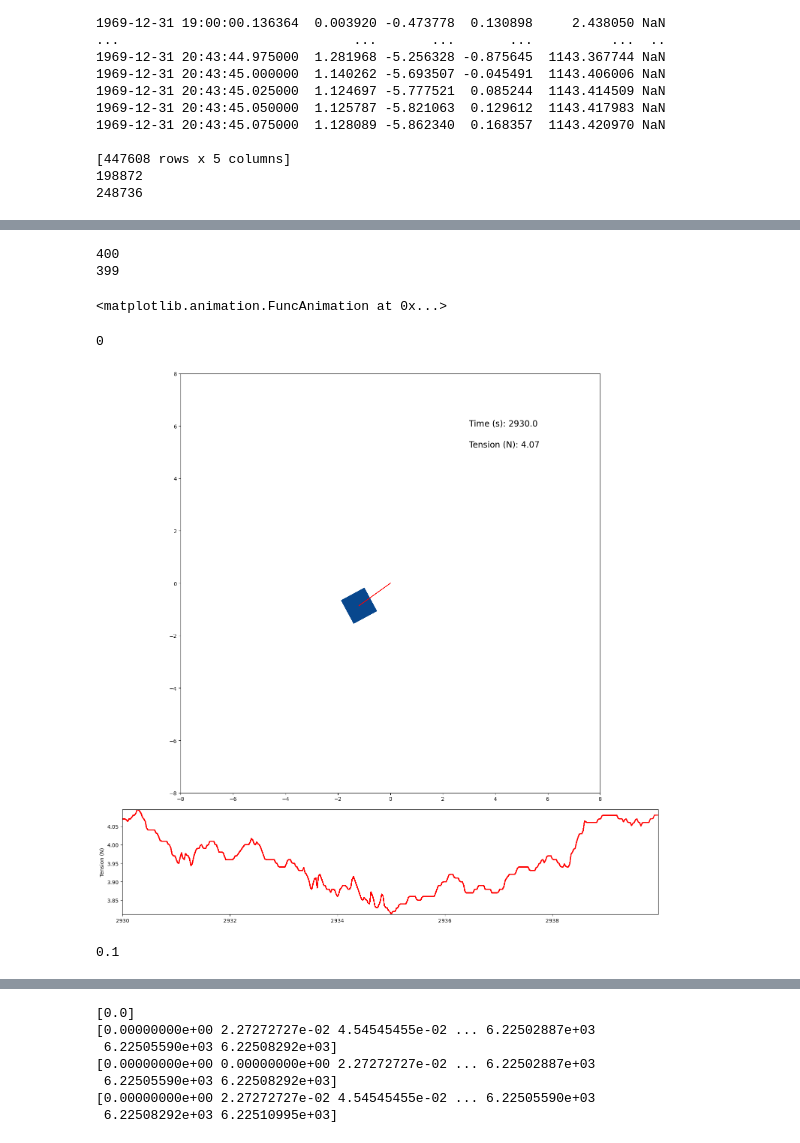
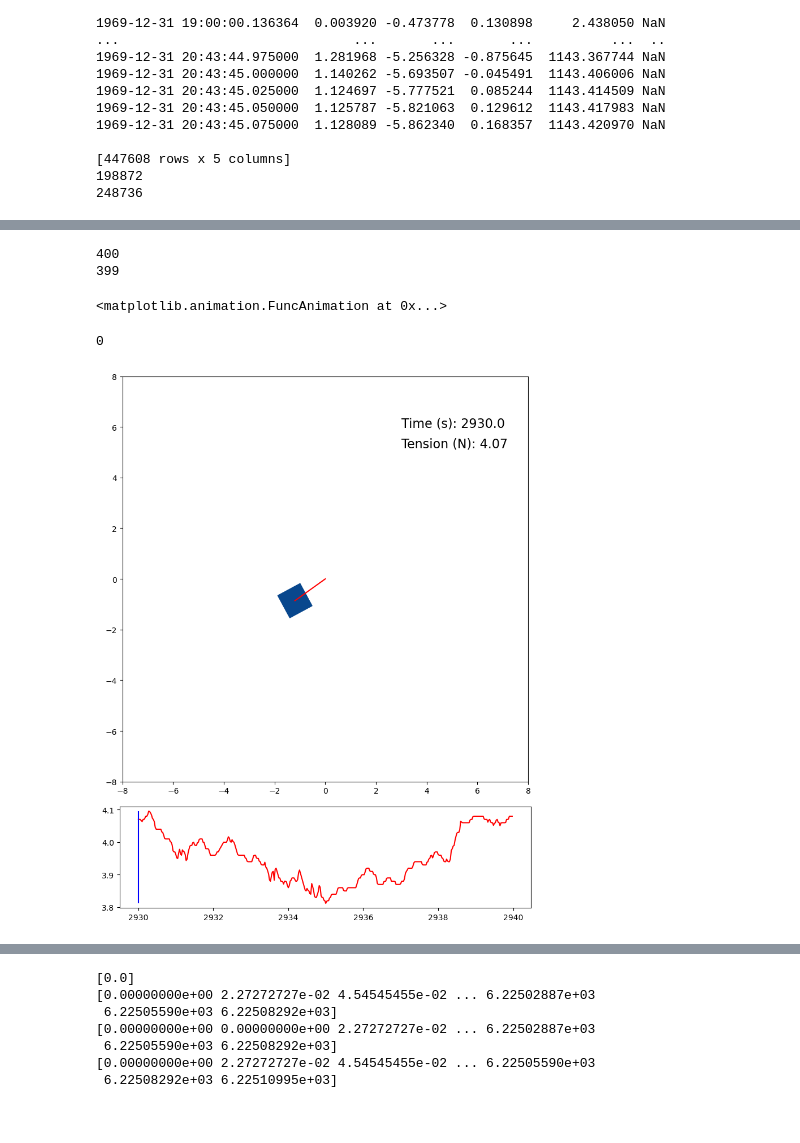
Before and after one commit to UMDBPP/TUFFcode, a Jupyter notebook: Data Analysis/data playground.ipynb, the cells around one changed output, grey strips where cells are left out. Saved outputs shown, nothing was run; the diff lists cells and outputs as text; code cells hidden in the pictures.

Commit message:
animation: tension plots all at once and scrolls through

```diff
--- a/Data Analysis/data playground.ipynb
+++ b/Data Analysis/data playground.ipynb
@@ -48,7 +48,7 @@ See the caveats in the documentation: https://pandas.pydata.org/pandas-docs/stab
 # %%
 # Clean up relevant data
 import time
-L = 15
+L = 17.5
 t = 'Time (s)'
 y1 = 'Tension (N)'
 y2 = 'AngleX'
@@ -286,44 +286,43 @@ def animate(i):
 #     print(t_selected[:i])
 #     print(tension_selected[:i])
 #     print('_____________')
-    ax2.plot(t_selected[:i+1], tension_selected[:i+1], 'r')
-    ax2.set_xlim(t_selected[0], t_selected[-1])
-    ax2.set_ylim(tension_min, tension_max)
+#     ax2.plot(t_selected[:i+1], tension_selected[:i+1], 'r')
+    ax2.clear()
+    ax2.plot(t_selected, tension_selected, 'r')
+    ax2.vlines(time, ymin=tension_min, ymax=tension_max, color='b')
 
 min_t = 2930
 min_i = np.argmin(np.abs(np.array(t_angle_res) - min_t))
 max_t = 2940
 max_i = np.argmin(np.abs(np.array(t_angle_res) - max_t))
 # print(min_i)
 # print(max_i)
 t_selected = t_angle_res[min_i:max_i]
 x_selected = x_res[min_i:max_i]
 y_selected = y_res[min_i:max_i]
 z_selected = z_res[min_i:max_i]
 anglex_selected = anglex_res[min_i:max_i]
 tension_selected = tension_res[min_i:max_i]
 tension_max = max(tension_selected)
 tension_min = min(tension_selected)
 # tension_max = max(tension)
 # tension_min = min(tension)
 frames = (max_i-min_i)
 print(frames)
 
 plt.rcParams['figure.figsize'] = (8,10)
 fig.tight_layout()
 ax1.set_aspect('equal')
 ax2.set_ylabel('Tension (N)')
+ax2.set_xlim(t_selected[0], t_selected[-1])
+ax2.set_ylim(tension_min, tension_max)
 # plt.subplots_adjust(hspace=.0)
 ani = FuncAnimation(fig, animate, frames=frames, interval=25)
 
 ani
 # %% [output]
 400
 399
 <matplotlib.animation.FuncAnimation at 0x...>
 0
-[figure, old version]
+[figure, new version]
-# %%
-min(tension_res)
-# %% [output]
-0.1
```
Also changed, not shown: parts of 15 cells of this notebook.
